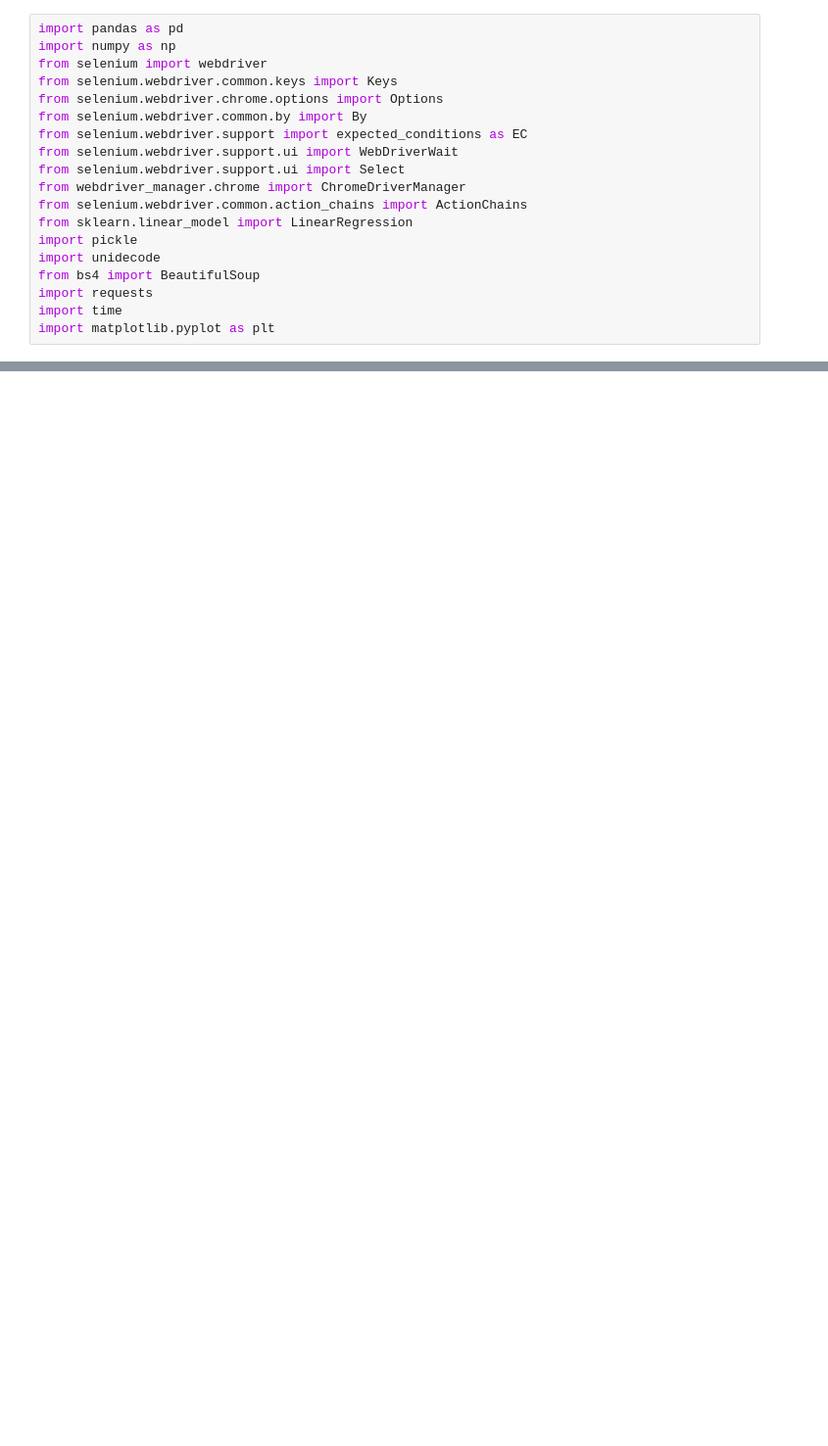
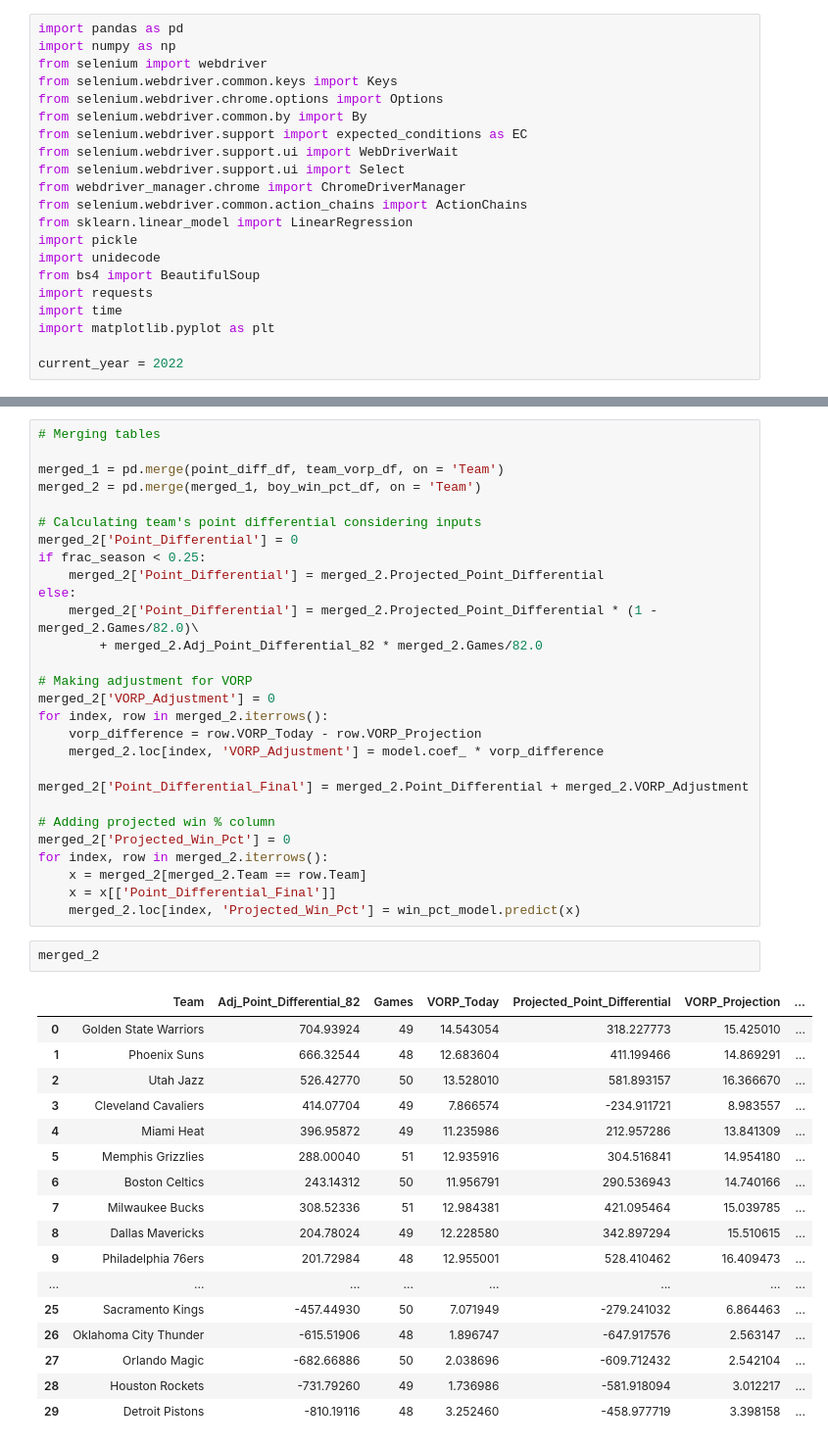
Before and after one commit to hsinger24/NBA-BETTING-V2, a Jupyter notebook: Sandbox.ipynb, the cells around one changed output, grey strips where cells are left out. Shown at 98% size. Saved outputs shown, nothing was run; the diff lists cells and outputs as text; blank space fills up the shorter version.

Commit message:
First pass at today projected win % function

```diff
--- a/Sandbox.ipynb
+++ b/Sandbox.ipynb
@@ -17,3 +17,5 @@ from bs4 import BeautifulSoup
 import requests
 import time
 import matplotlib.pyplot as plt
+
+current_year = 2022
@@ -87,0 +298,48 @@ for team, table in zip(teams,tables):
+# %%
+# Merging tables
+
+merged_1 = pd.merge(point_diff_df, team_vorp_df, on = 'Team')
+merged_2 = pd.merge(merged_1, boy_win_pct_df, on = 'Team')
+
+# Calculating team's point differential considering inputs
+merged_2['Point_Differential'] = 0
+if frac_season < 0.25:
+    merged_2['Point_Differential'] = merged_2.Projected_Point_Differential
+else:
+    merged_2['Point_Differential'] = merged_2.Projected_Point_Differential * (1 - merged_2.Games/82.0)\
+        + merged_2.Adj_Point_Differential_82 * merged_2.Games/82.0
+
+# Making adjustment for VORP
+merged_2['VORP_Adjustment'] = 0
+for index, row in merged_2.iterrows():
+    vorp_difference = row.VORP_Today - row.VORP_Projection
+    merged_2.loc[index, 'VORP_Adjustment'] = model.coef_ * vorp_difference
+
+merged_2['Point_Differential_Final'] = merged_2.Point_Differential + merged_2.VORP_Adjustment
+
+# Adding projected win % column
+merged_2['Projected_Win_Pct'] = 0
+for index, row in merged_2.iterrows():
+    x = merged_2[merged_2.Team == row.Team]
+    x = x[['Point_Differential_Final']]
+    merged_2.loc[index, 'Projected_Win_Pct'] = win_pct_model.predict(x)
+# %%
+merged_2
+# %% [output]
+|  | Team | Adj_Point_Differential_82 | Games | VORP_Today | Projected_Point_Differential | VORP_Projection | ... |
+| 0 | Golden State Warriors | 704.93924 | 49 | 14.543054 | 318.227773 | 15.425010 | ... |
+| 1 | Phoenix Suns | 666.32544 | 48 | 12.683604 | 411.199466 | 14.869291 | ... |
+| 2 | Utah Jazz | 526.42770 | 50 | 13.528010 | 581.893157 | 16.366670 | ... |
+| 3 | Cleveland Cavaliers | 414.07704 | 49 | 7.866574 | -234.911721 | 8.983557 | ... |
+| 4 | Miami Heat | 396.95872 | 49 | 11.235986 | 212.957286 | 13.841309 | ... |
+| 5 | Memphis Grizzlies | 288.00040 | 51 | 12.935916 | 304.516841 | 14.954180 | ... |
+| 6 | Boston Celtics | 243.14312 | 50 | 11.956791 | 290.536943 | 14.740166 | ... |
+| 7 | Milwaukee Bucks | 308.52336 | 51 | 12.984381 | 421.095464 | 15.039785 | ... |
+| 8 | Dallas Mavericks | 204.78024 | 49 | 12.228580 | 342.897294 | 15.510615 | ... |
+| 9 | Philadelphia 76ers | 201.72984 | 48 | 12.955001 | 528.410462 | 16.409473 | ... |
+| ... | ... | ... | ... | ... | ... | ... | ... |
+| 25 | Sacramento Kings | -457.44930 | 50 | 7.071949 | -279.241032 | 6.864463 | ... |
+| 26 | Oklahoma City Thunder | -615.51906 | 48 | 1.896747 | -647.917576 | 2.563147 | ... |
+| 27 | Orlando Magic | -682.66886 | 50 | 2.038696 | -609.712432 | 2.542104 | ... |
+| 28 | Houston Rockets | -731.79260 | 49 | 1.736986 | -581.918094 | 3.012217 | ... |
+| 29 | Detroit Pistons | -810.19116 | 48 | 3.252460 | -458.977719 | 3.398158 | ... |
```
Also changed, not shown: parts of 6 cells of this notebook, 1 other file.
